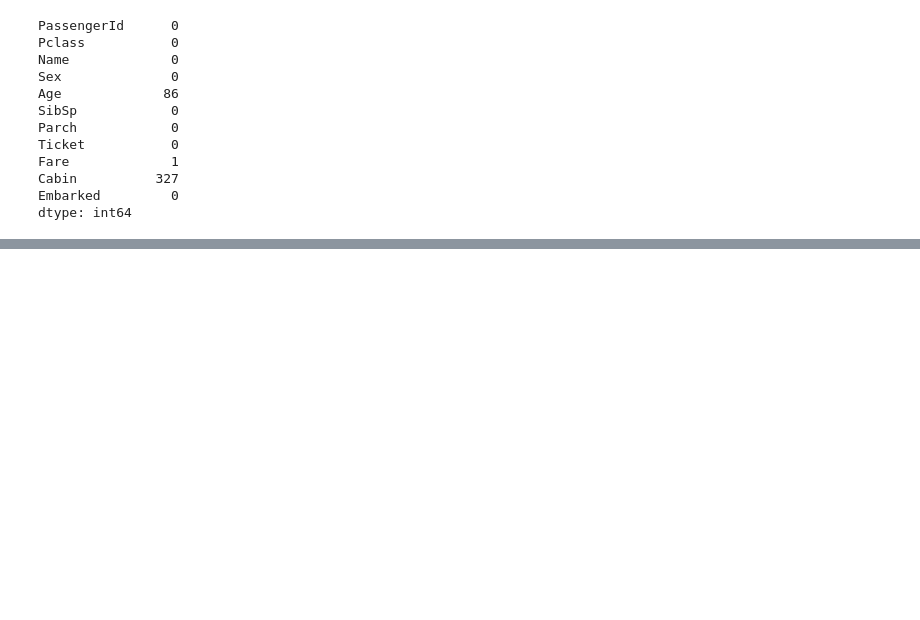
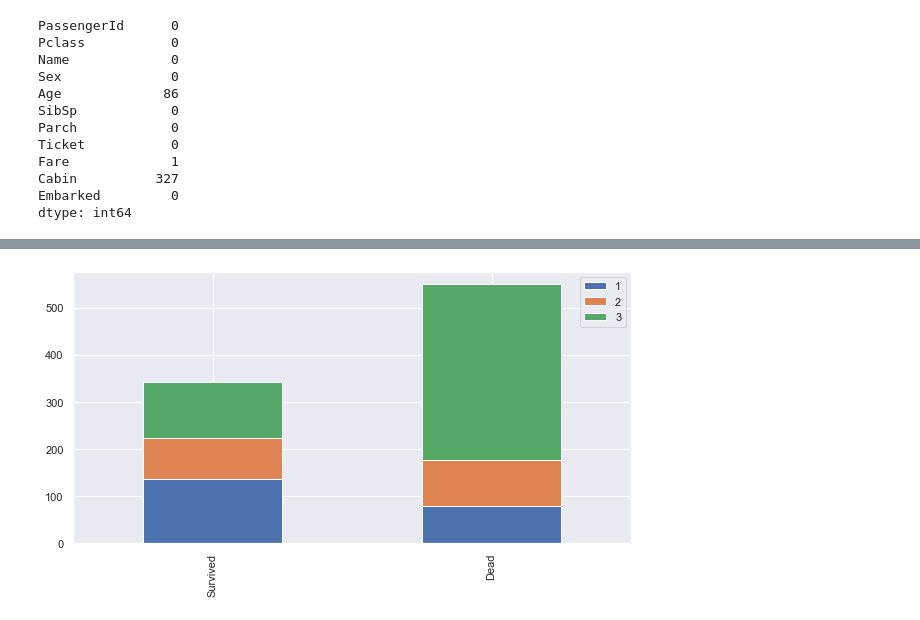
Before and after one commit to suhsuh1106/ML_python, a Jupyter notebook: Titanic_solution.ipynb, the cells around one changed output, grey strips where cells are left out. Drawn from its saved outputs; the diff is of its cells as text; code cells hidden in the pictures; blank space fills up the shorter version.

```diff
--- a/Titanic_solution.ipynb
+++ b/Titanic_solution.ipynb
@@ -119,0 +140,4 @@ sns.set()
+# %%
+bar_chart('Pclass')
+# %% [output]
+[figure, added]
```
Also changed, not shown: parts of 8 cells of this notebook.
